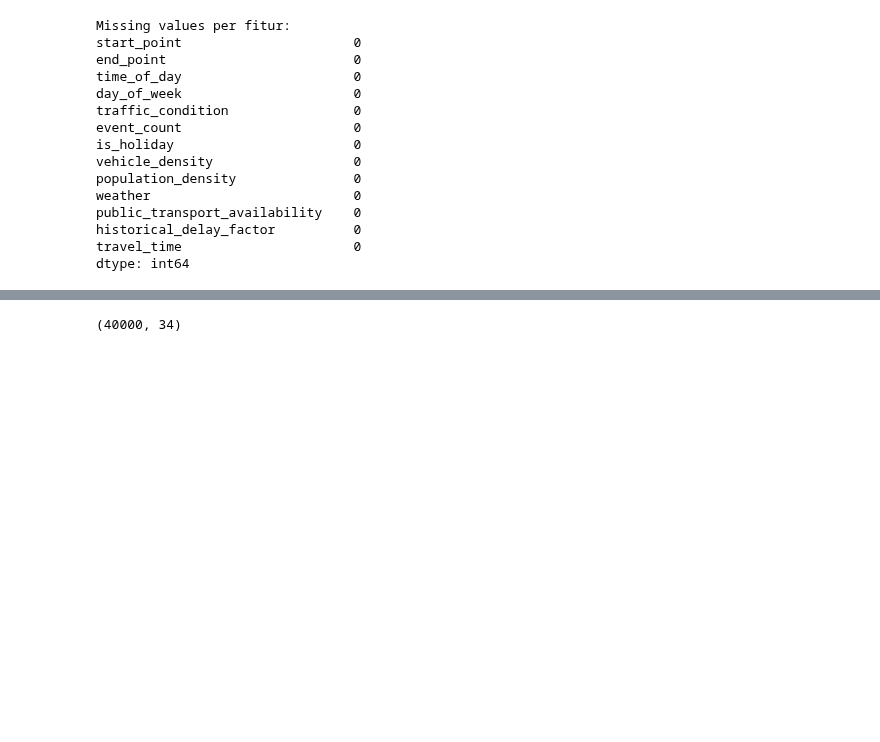
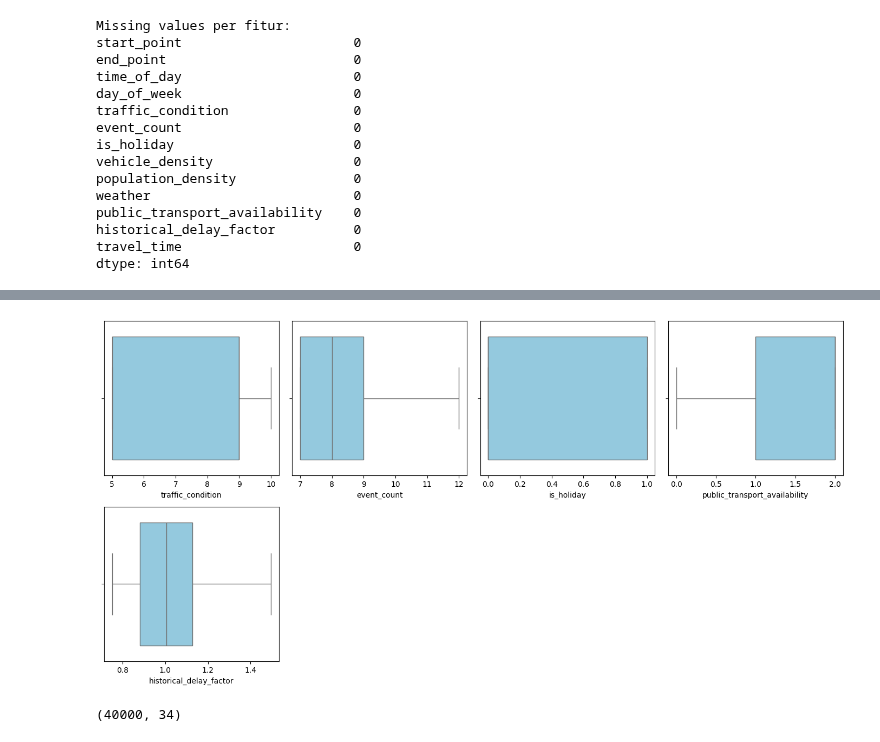
Before and after one commit to aprizal543/yandex_hackathon, a Jupyter notebook: hack_notebook.ipynb, the cells around one changed output, grey strips where cells are left out. Drawn from its saved outputs; the diff is of its cells as text; code cells hidden in the pictures; blank space fills up the shorter version.

```diff
--- a/hack_notebook.ipynb
+++ b/hack_notebook.ipynb
@@ -358,2 +359,16 @@ dtype: int64
+# %%
+# Mengatasi / mengidentifikasi outliers menggunakan IQR
+Q1 = test[numerical_features_test.columns].quantile(0.25)
+Q3 = test[numerical_features_test.columns].quantile(0.75)
+IQR = Q3 - Q1
+
+# Menentukan batas bawah dan batas atas
+lower_bound = Q1 - 1.5 * IQR
+upper_bound = Q3 + 1.5 * IQR
+
+# Mengganti outlier dengan nilai batas
+for feature in numerical_features_test.columns:
+    test.loc[test[feature] < lower_bound[feature], feature] = lower_bound[feature]
+    test.loc[test[feature] > upper_bound[feature], feature] = upper_bound[feature]
 # %%
 # Cek kembali outlier pada data train
@@ -371,3 +386,16 @@ plt.show()
+# %%
+# Cek outlier pada data test
+numerical_features_test = test.select_dtypes(include=[np.number])
+
+plt.figure(figsize=(14, 10))
+for i, column in enumerate(numerical_features_test.columns, 1):
+    plt.subplot(3, 4, i)
+    sns.boxplot(x=test[column], color='skyblue')
+
+plt.tight_layout()
+plt.show()
+# %% [output]
+[figure, added]
 # %%
 y_train = train['travel_time']
 X_train = train.drop('travel_time', axis=1)
```
Also changed, not shown: parts of 13 cells of this notebook.
